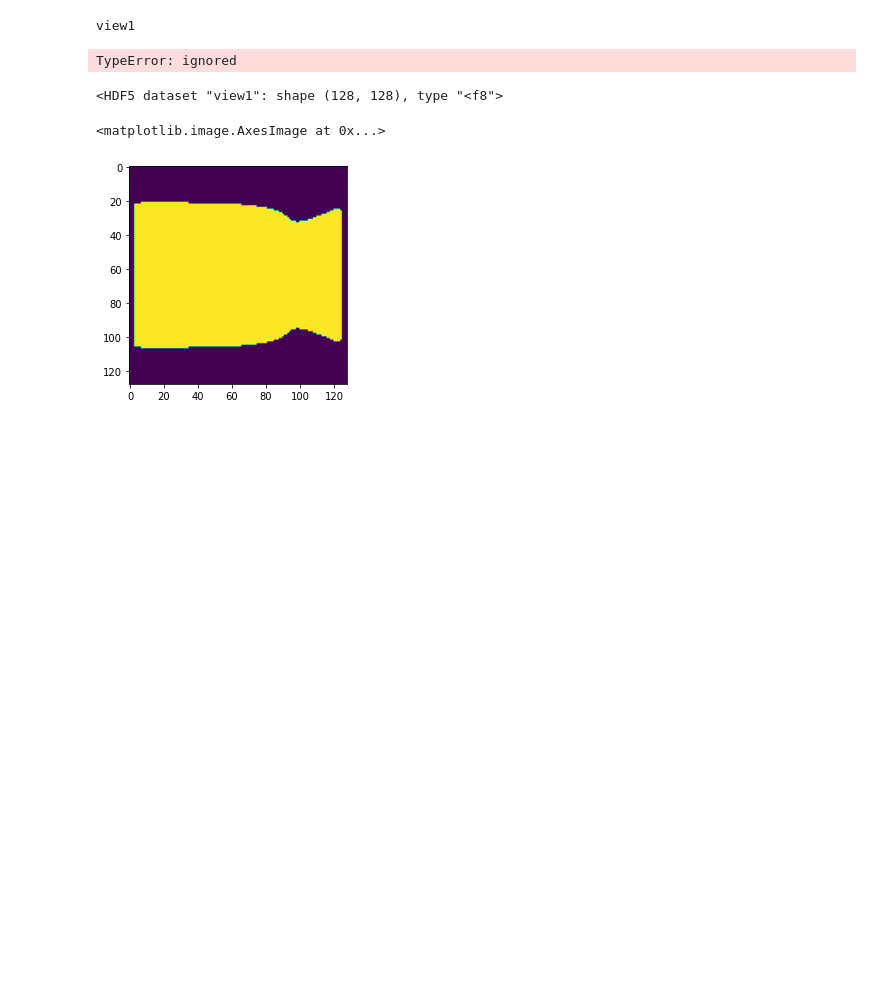
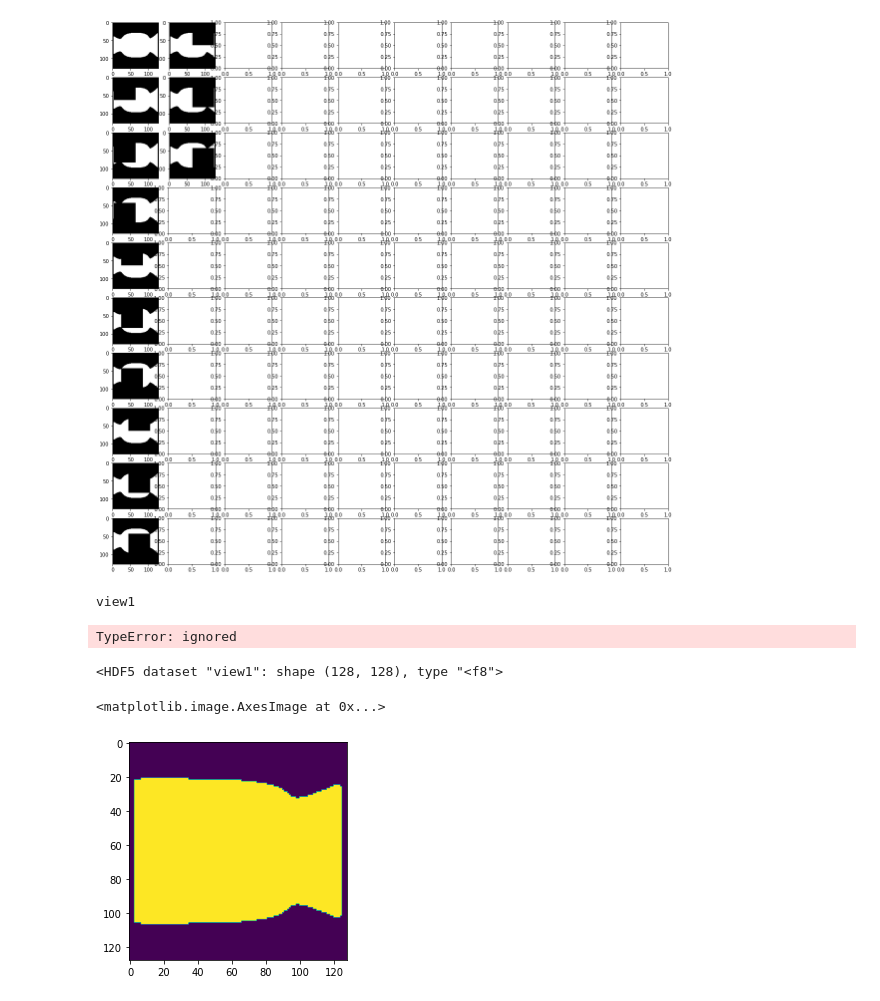
Before and after one commit to hywkim-private/ALIGNet, a Jupyter notebook: ALIGNet.ipynb, the cells around one changed output. Saved outputs shown, nothing was run; the diff lists cells and outputs as text; code cells hidden in the pictures; blank space fills up the shorter version.

```diff
--- a/ALIGNet.ipynb
+++ b/ALIGNet.ipynb
@@ -95,16 +92,21 @@ class Load_HDF5(Dataset):
 
 
 #visualize image given a data loader
-def visualize_image(data_loader):
-  index_counter = 1
+def visualize_image(data_loader, plot_size):
+
+  fig, ax = plt.subplots(plot_size, plot_size, figsize=(20,20))
+  x = 0
+  y = 0
   for i,batch_image in enumerate(data_loader):
     for k,image in enumerate(batch_image):
-
       image = image.squeeze()
-      plt.figure(figsize=(10, 10))
-      plt.subplot(len(data_loader),len(batch_image), index_counter)
-      plt.imshow(image, cmap='gray')
-      index_counter = index_counter + 1
+      if x >= plot_size:
+        x = 0
+        y += 1
+      if y >= plot_size:
+        return
+      ax[x,y].imshow(image, cmap='gray')
+      x += 1
 # %%
 ds = Load_HDF5(FILE_PATH, get_all=True, transform=ToTensor())
 
@@ -143,14 +145,18 @@ def mask_target_2d(mask_size, stride, target_size, target_image):
   max_coordinate = [target_size-int(remainder/2),target_size-int(remainder/2)]
   #dataset of masked images
   masked_arr = []
+  target_image = target_image.squeeze()
+  #the first element of masked data will be the original image
+  masked_arr.append(target_image.copy())
   #produce mask images until the mask reaches the upper_right corner of the target image (max_coordinate)
   while (current_coordinate[0] <= max_coordinate[0]) and (current_coordinate[1] <= max_coordinate[1]):
-    print(f'{current_coordinate}')
     #turn all areas within the masking target into zero
-    masked_image = target_image.squeeze()
+    masked_image = target_image.copy()
     masked_image[current_coordinate[0]-mask_size:current_coordinate[0],current_coordinate[1]-mask_size:current_coordinate[1]] = 0
-    #add the masked image to data array
-    masked_arr.append(masked_image)
+
+    #add the masked image to data array--only if the masked image is different from the original image
+    if not np.array_equal(masked_image, target_image):
+      masked_arr.append(masked_image)
     #update current_coordinate along the x-axis
     current_coordinate[0] = current_coordinate[0] + stride
     #if the mask reaches the max of the x axis, move up to the y axis
@@ -166,8 +172,8 @@ def mask_target_2d(mask_size, stride, target_size, target_image):
 # %%
 test_image = next(iter(train_loader_target))
 #test cell for the function mask_target_2d
-masked_ds = mask_target_2d(10, 10, 128, test_image)
-masked_dl = DataLoader(masked_ds, batch_size=BATCH_SIZE, shuffle=True)
+masked_ds = mask_target_2d(60, 20, 128, test_image)
+masked_dl = DataLoader(masked_ds, batch_size=BATCH_SIZE, shuffle=False)
 # %% [output]
 [array([[0., 0., 0., ..., 0., 0., 0.],
        [0., 0., 0., ..., 0., 0., 0.],
@@ -225,0 +195,5 @@ view1
+# %%
+
+visualize_image(masked_dl, 10)
+# %% [output]
+[figure, added]
```
Also changed, not shown: parts of 7 cells of this notebook.
